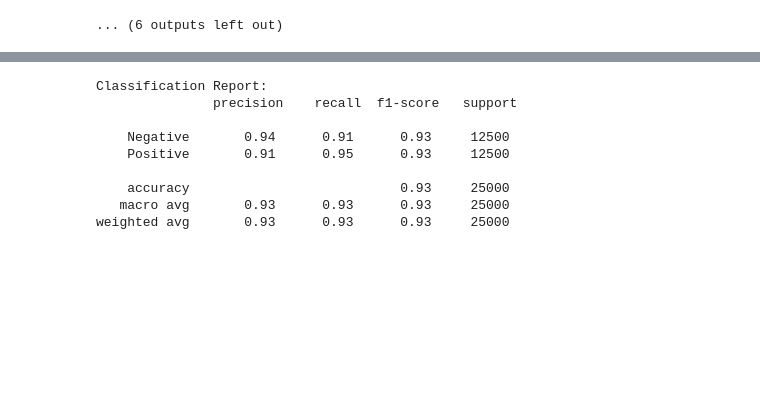
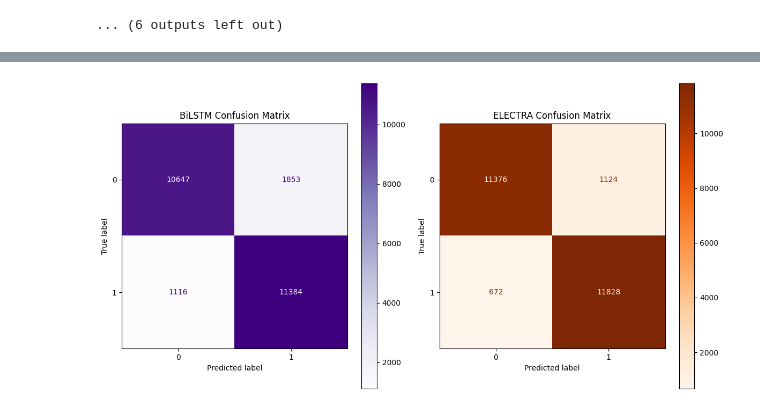
Before and after one commit to RTiberiu/CM4107-Advanced-Artificial-Intelligence-CW, a Jupyter notebook: Coursework-Tiberiu Rociu-2006061.ipynb, the cells around one changed output, grey strips where cells are left out. Drawn from its saved outputs; the diff is of its cells as text; code cells hidden in the pictures; blank space fills up the shorter version.

```diff
--- a/Coursework-Tiberiu Rociu-2006061.ipynb
+++ b/Coursework-Tiberiu Rociu-2006061.ipynb
@@ -131,7 +133,7 @@ class FastTextVectorizer(BaseEstimator, TransformerMixin):
     def __init__(self, model_path, max_sequence_length, vector_dimension):
         self.model_path = model_path
         self.max_sequence_length = max_sequence_length
-        self.vector_dim = vector_dimension
+        self.vector_dimension = vector_dimension
         self.word_vectors = self.load_fasttext_vectors()
 
     def load_fasttext_vectors(self):
@@ -152,7 +154,7 @@ class FastTextVectorizer(BaseEstimator, TransformerMixin):
         # Convert each tokenized text into a list of word vectors
         tokenized_vectors = [
             [
-                self.word_vectors[word] if word in self.word_vectors else np.zeros(self.vector_dim)
+                self.word_vectors[word] if word in self.word_vectors else np.zeros(self.vector_dimension)
                 for word in token
             ]
             for token in tokens
@@ -383,7 +358,7 @@ electra_tokenizer = ElectraTokenizer.from_pretrained('google/electra-small-discr
 # %%
 # Electra tokenising function
 def electra_tokenize_function(data):
-    return tokenizer(data['text'], padding = "max_length", truncation = True, return_attention_mask = True, max_length = 512)
+    return electra_tokenizer(data['text'], padding = "max_length", truncation = True, return_attention_mask = True, max_length = 512)
 # %%
 # Tokenising the dataset
 imdb_train_hf = imdb_train_hf.map(electra_tokenize_function, batched = True)
@@ -474,0 +455,11 @@ custom_electra_trainer = Trainer(
+# %%
+# Using the BiLSTM pipeline to make the predictions
+X_test = imdb_test_df['text'].values
+y_test = imdb_test_df['label'].values
+bilstm_y_pred = bilstm_gru_NLP_pipeline.predict(X_test)
+
+# Comparing the predictions with the actual values for BiLSTM
+bilstm_accuracy = accuracy_score(y_test, bilstm_y_pred)
+print(f"BiLSTM model accuracy on the test dataset: {bilstm_accuracy * 100:.2f}%")
+print("\nBiLSTM Classification Report:")
+print(classification_report(y_test, bilstm_y_pred, target_names = ['Negative', 'Positive']))
@@ -481,14 +485,18 @@ Evaluation results: {'eval_loss': 0.41617077589035034, 'eval_model_preparation_t
 # %%
-# Generating the predictions on the test dataset
+# Generating the Electra predictions on the test dataset
 def predict_with_trainer(trainer, dataset):
     predictions = trainer.predict(dataset)
     preds = predictions.predictions.argmax(axis=1)
     return preds, predictions.label_ids
 
-predictions, labels = predict_with_trainer(custom_electra_trainer, imdb_test_hf)
+electra_predictions, labels = predict_with_trainer(custom_electra_trainer, imdb_test_hf)
 
 # Showing the model accuracy
-accuracy = accuracy_score(labels, predictions)
-print(f"Custom Electra model accuracy on the test dataset: {accuracy * 100:.2f}%")
+electra_accuracy = accuracy_score(labels, electra_predictions)
+print(f"Custom Electra model accuracy on the test dataset: {electra_accuracy * 100:.2f}%")
+
+# Showing the classification report
+electra_report = classification_report(labels, electra_predictions, target_names=['Negative', 'Positive'])
+print("\nELECTRA classification Report:\n", electra_report)
 # %% [output]
 Custom Electra model accuracy on the test dataset: 92.82%
@@ -495,14 +513,13 @@ Custom Electra model accuracy on the test dataset: 92.82%
-# %%
-# Showing the classification report
-report = classification_report(labels, predictions, target_names=['Negative', 'Positive'])
-print("\nClassification Report:\n", report)
-# %% [output]
-Classification Report:
-               precision    recall  f1-score   support
-
-    Negative       0.94      0.91      0.93     12500
-    Positive       0.91      0.95      0.93     12500
-
-    accuracy                           0.93     25000
-   macro avg       0.93      0.93      0.93     25000
-weighted avg       0.93      0.93      0.93     25000
+# %%
+from sklearn.metrics import ConfusionMatrixDisplay
+
+# Plot confusion matrices for both models in a single figure
+fig, axes = plt.subplots(1, 2, figsize = (12, 6))
+ConfusionMatrixDisplay.from_predictions(y_test, bilstm_y_pred, ax = axes[0], cmap = 'Purples')
+axes[0].set_title("BiLSTM Confusion Matrix")
+ConfusionMatrixDisplay.from_predictions(labels, electra_predictions, ax = axes[1], cmap = 'Oranges')
+axes[1].set_title("ELECTRA Confusion Matrix")
+plt.tight_layout()
+plt.show()
+# %% [output]
+[figure, added]
```
Also changed, not shown: parts of 21 cells of this notebook.
